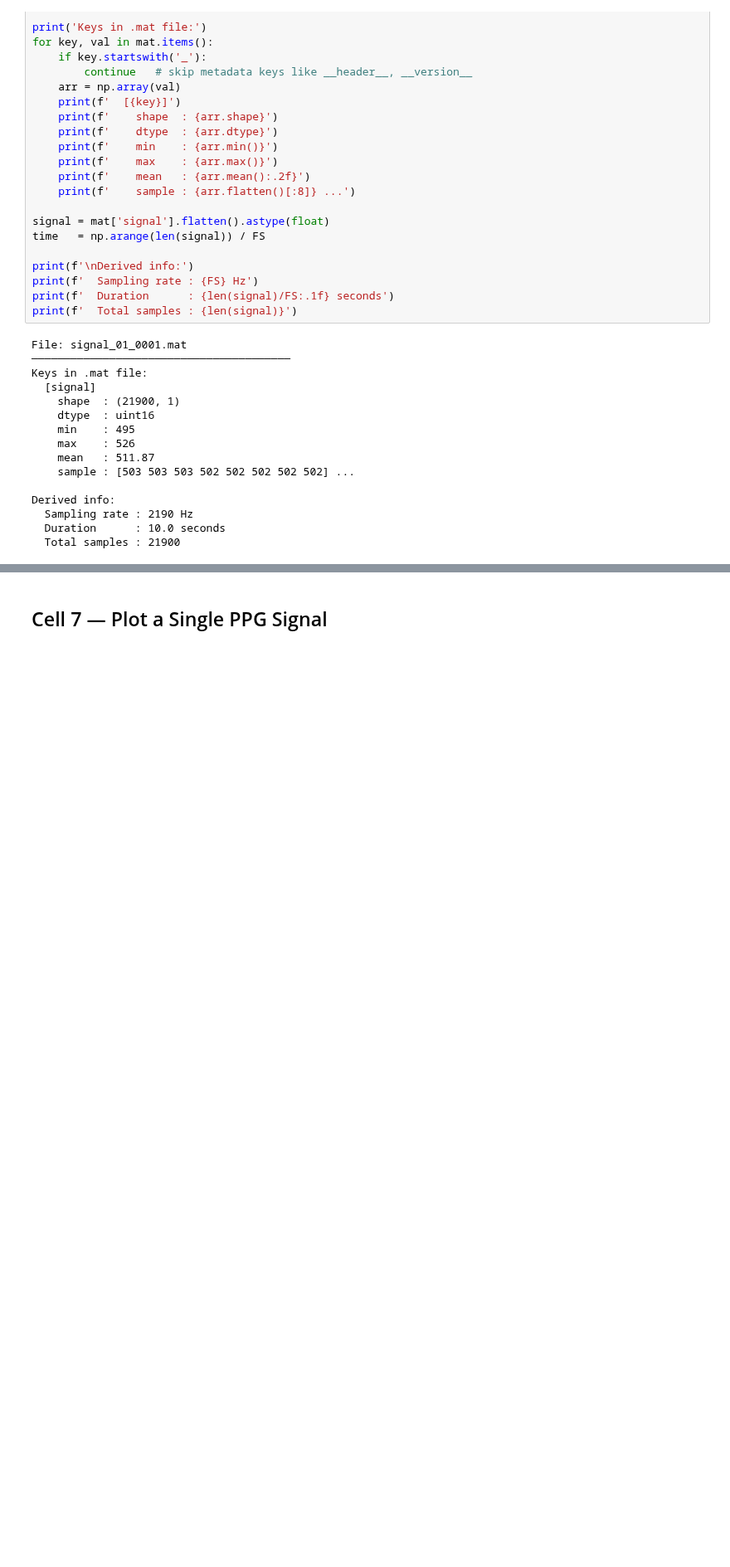
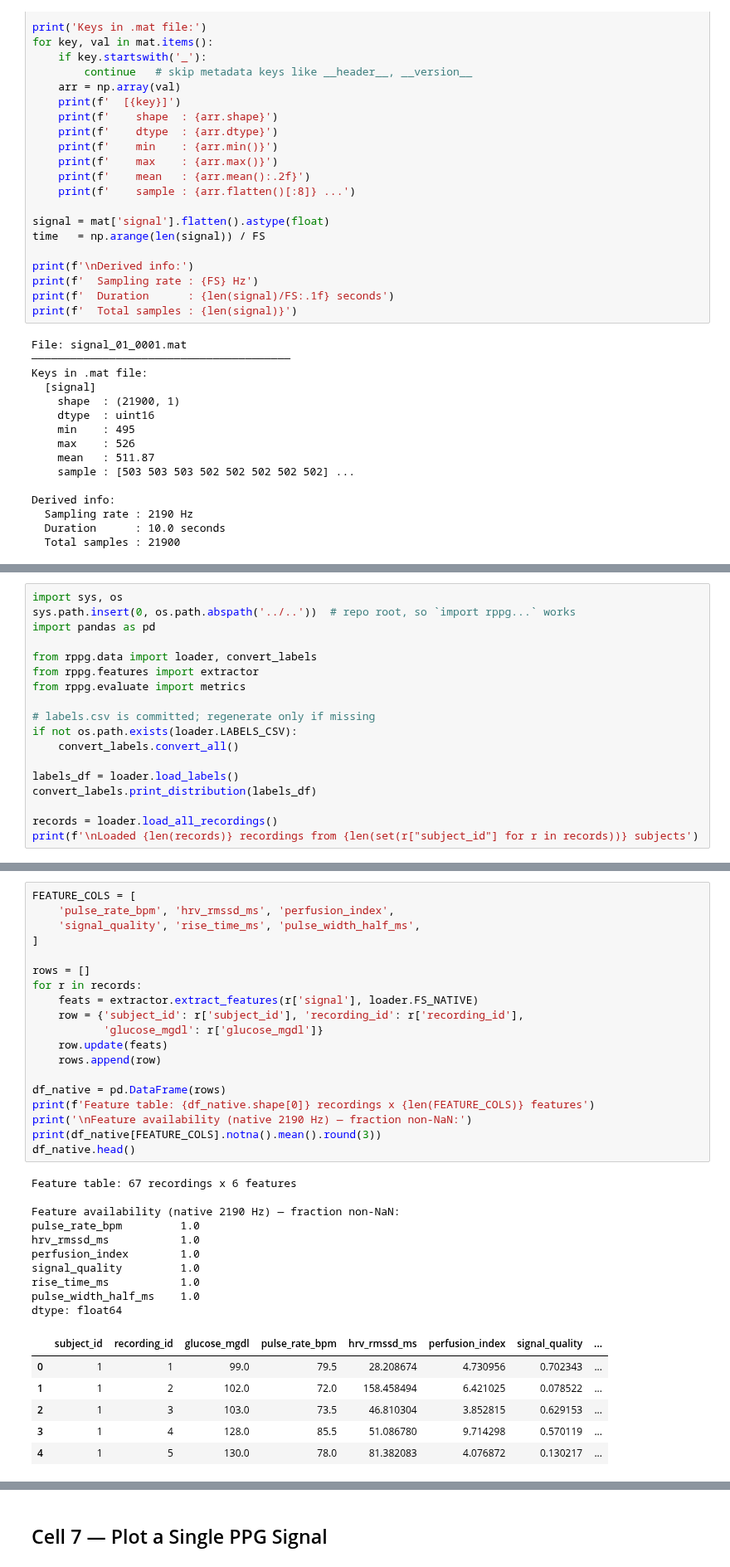
Before and after one commit to Irisearch-org/GlucoSight, a Jupyter notebook: rppg/PPG_Dataset/ppg_glucose_starter.ipynb, the cells around one changed output, grey strips where cells are left out. Shown at 83% size. Saved outputs shown, nothing was run; the diff lists cells and outputs as text; blank space fills up the shorter version.

```diff
--- a/rppg/PPG_Dataset/ppg_glucose_starter.ipynb
+++ b/rppg/PPG_Dataset/ppg_glucose_starter.ipynb
@@ -240,0 +148,18 @@ else:
+# %%
+import sys, os
+sys.path.insert(0, os.path.abspath('../..'))  # repo root, so `import rppg...` works
+import pandas as pd
+
+from rppg.data import loader, convert_labels
+from rppg.features import extractor
+from rppg.evaluate import metrics
+
+# labels.csv is committed; regenerate only if missing
+if not os.path.exists(loader.LABELS_CSV):
+    convert_labels.convert_all()
+
+labels_df = loader.load_labels()
+convert_labels.print_distribution(labels_df)
+
+records = loader.load_all_recordings()
+print(f'\nLoaded {len(records)} recordings from {len(set(r["subject_id"] for r in records))} subjects')
@@ -240,0 +183,36 @@ else:
+# %%
+FEATURE_COLS = [
+    'pulse_rate_bpm', 'hrv_rmssd_ms', 'perfusion_index',
+    'signal_quality', 'rise_time_ms', 'pulse_width_half_ms',
+]
+
+rows = []
+for r in records:
+    feats = extractor.extract_features(r['signal'], loader.FS_NATIVE)
+    row = {'subject_id': r['subject_id'], 'recording_id': r['recording_id'],
+           'glucose_mgdl': r['glucose_mgdl']}
+    row.update(feats)
+    rows.append(row)
+
+df_native = pd.DataFrame(rows)
+print(f'Feature table: {df_native.shape[0]} recordings x {len(FEATURE_COLS)} features')
+print('\nFeature availability (native 2190 Hz) — fraction non-NaN:')
+print(df_native[FEATURE_COLS].notna().mean().round(3))
+df_native.head()
+# %% [output]
+Feature table: 67 recordings x 6 features
+
+Feature availability (native 2190 Hz) — fraction non-NaN:
+pulse_rate_bpm         1.0
+hrv_rmssd_ms           1.0
+perfusion_index        1.0
+signal_quality         1.0
+rise_time_ms           1.0
+pulse_width_half_ms    1.0
+dtype: float64
+|  | subject_id | recording_id | glucose_mgdl | pulse_rate_bpm | hrv_rmssd_ms | perfusion_index | signal_quality | ... |
+| 0 | 1 | 1 | 99.0 | 79.5 | 28.208674 | 4.730956 | 0.702343 | ... |
+| 1 | 1 | 2 | 102.0 | 72.0 | 158.458494 | 6.421025 | 0.078522 | ... |
+| 2 | 1 | 3 | 103.0 | 73.5 | 46.810304 | 3.852815 | 0.629153 | ... |
+| 3 | 1 | 4 | 128.0 | 85.5 | 51.086780 | 9.714298 | 0.570119 | ... |
+| 4 | 1 | 5 | 130.0 | 78.0 | 81.382083 | 4.076872 | 0.130217 | ... |
```
Also changed, not shown: parts of 15 cells of this notebook.
